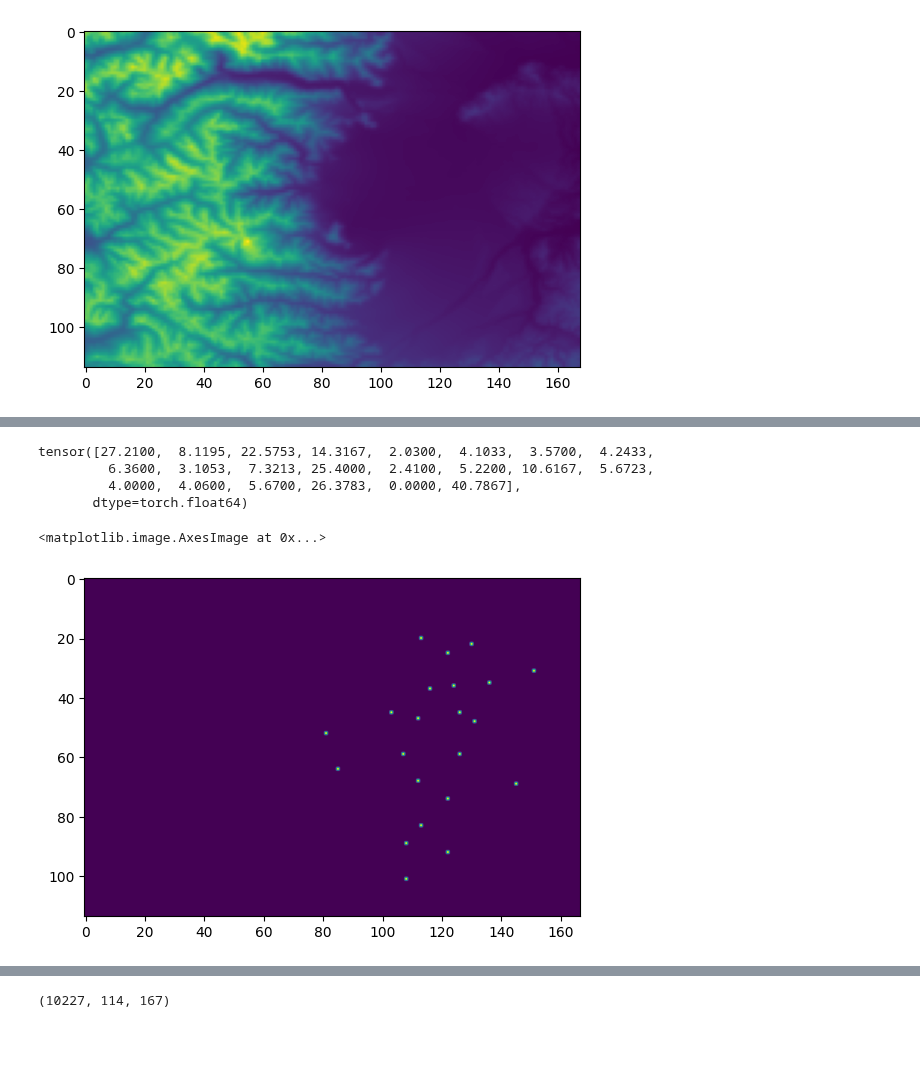
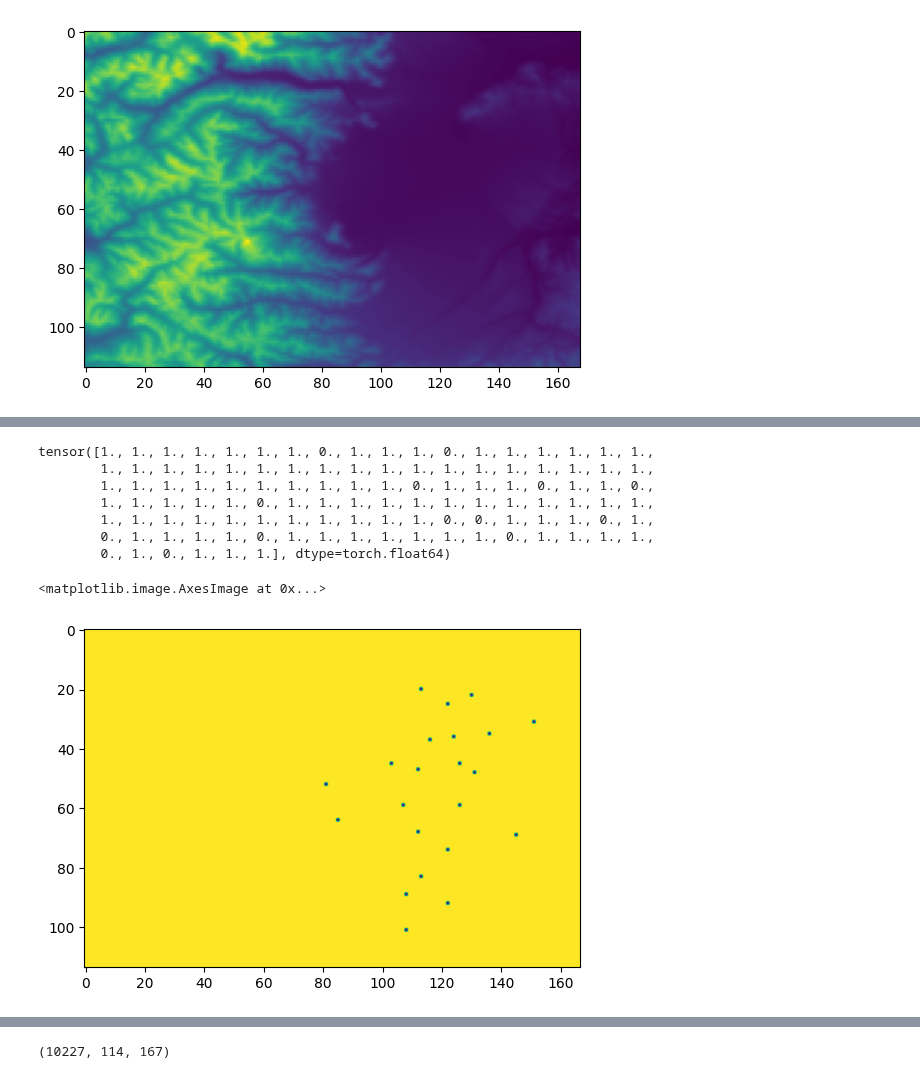
Before and after one commit to Matteo-Salis/physics-guided-gwl, a Jupyter notebook: src/notebooks/meteo_wtd_loader_2D.ipynb, the cells around one changed output, grey strips where cells are left out. Cells and saved outputs as stored; diff of their text form; code cells hidden in the pictures; blank space fills up the shorter version.

```diff
--- a/src/notebooks/meteo_wtd_loader_2D.ipynb
+++ b/src/notebooks/meteo_wtd_loader_2D.ipynb
@@ -40,7 +40,7 @@ import torch.nn as nn
 import torch.nn.functional as F
 
 class DiscreteDataset(Dataset):
-    """Precipitations-TemperatureMin-TemperatureMax dataset."""
+    """... dataset."""
 
     def __init__(self, dict_files, transform=None):
         """
@@ -135,6 +135,14 @@ class DiscreteDataset(Dataset):
         self.wtd_data_raserized = self.wtd_data_raserized.reindex(y=list(reversed(self.wtd_data_raserized.y)))
         self.wtd_data_raserized = self.wtd_data_raserized.reindex(x=list(reversed(self.wtd_data_raserized.x)))
 
+        mask = self.wtd_data_raserized.isnull()
+        mask = mask.rename({'wtd':'wtd_mask'})
+        self.wtd_data_raserized = self.wtd_data_raserized.assign(wtd_mask = mask["wtd_mask"])
+
+        self.wtd_data_raserized = self.wtd_data_raserized.fillna(0)
+        self.wtd_numpy = self.wtd_data_raserized.to_array().values
+
+
     def __len__(self):
         return len(self.wtd_data_raserized["wtd"]) - self.timesteps
 
@@ -146,17 +154,13 @@ class DiscreteDataset(Dataset):
         if idx < 0:
             idx = self.__len__() + idx
 
-        input_wtd = self.wtd_data_raserized["wtd"][idx].to_numpy()
-        input_wtd_mask = np.ones_like(input_wtd) - np.isnan(input_wtd)
-        input_wtd = np.stack((input_wtd, input_wtd_mask), axis=-1)
+        input_wtd = self.wtd_numpy[:,idx,:,:] # OK
 
         d1 = self.wtd_data_raserized["time"][idx+1]
         d2 = self.wtd_data_raserized["time"][idx+self.timesteps]
         input_weather = self.weather_xr.sel(time=slice(d1, d2)).to_array().values
 
-        output_wtd = self.wtd_data_raserized["wtd"][idx+1:idx+1+self.timesteps].to_numpy()
-        output_wtd_mask = np.ones_like(output_wtd) - np.isnan(output_wtd)
-        output_wtd = np.stack((output_wtd, output_wtd_mask), axis=-1)
+        output_wtd = self.wtd_numpy[:,idx+1:idx+1+self.timesteps,:,:]
 
         if self.transform:
             sample = self.transform(sample)
@@ -281,15 +236,18 @@ nonzero_idxs = np.nonzero(x[:,:,1])
 input_mask_m = np.random.uniform(0,1,len(nonzero_idxs)) > input_mask_p
 x[nonzero_idxs[:,0],nonzero_idxs[:,1],0] * input_mask_m
 # %% [output]
-tensor([27.2100,  8.1195, 22.5753, 14.3167,  2.0300,  4.1033,  3.5700,  4.2433,
-         6.3600,  3.1053,  7.3213, 25.4000,  2.4100,  5.2200, 10.6167,  5.6723,
-         4.0000,  4.0600,  5.6700, 26.3783,  0.0000, 40.7867],
-       dtype=torch.float64)
+tensor([1., 1., 1., 1., 1., 1., 1., 0., 1., 1., 1., 0., 1., 1., 1., 1., 1., 1.,
+        1., 1., 1., 1., 1., 1., 1., 1., 1., 1., 1., 1., 1., 1., 1., 1., 1., 1.,
+        1., 1., 1., 1., 1., 1., 1., 1., 1., 1., 0., 1., 1., 1., 0., 1., 1., 0.,
+        1., 1., 1., 1., 1., 0., 1., 1., 1., 1., 1., 1., 1., 1., 1., 1., 1., 1.,
+        1., 1., 1., 1., 1., 1., 1., 1., 1., 1., 1., 0., 0., 1., 1., 1., 0., 1.,
+        0., 1., 1., 1., 1., 0., 1., 1., 1., 1., 1., 1., 1., 0., 1., 1., 1., 1.,
+        0., 1., 0., 1., 1., 1.], dtype=torch.float64)
 # %%
-plt.imshow(x[:,:,1])
+plt.imshow(x[1,:,:])
 # %% [output]
 <matplotlib.image.AxesImage at 0x...>
-[figure, old version]
+[figure, new version]
 # %%
 plt.imshow(z[-1,:,:,0])
 # %% [output]
```
Also changed, not shown: parts of 23 cells of this notebook.
